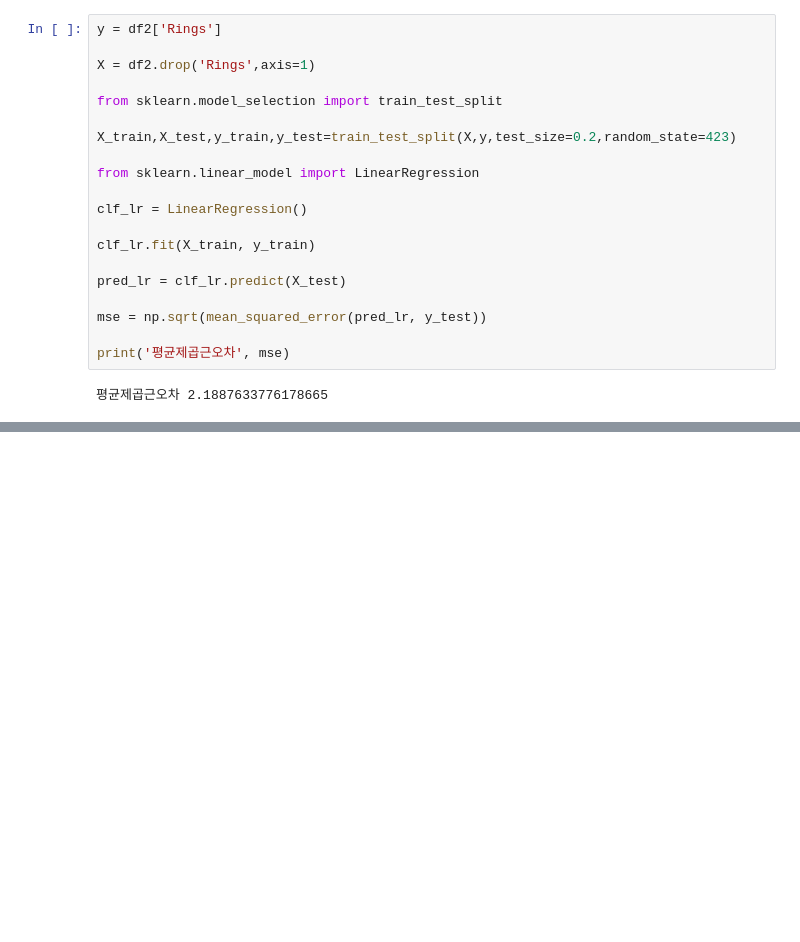
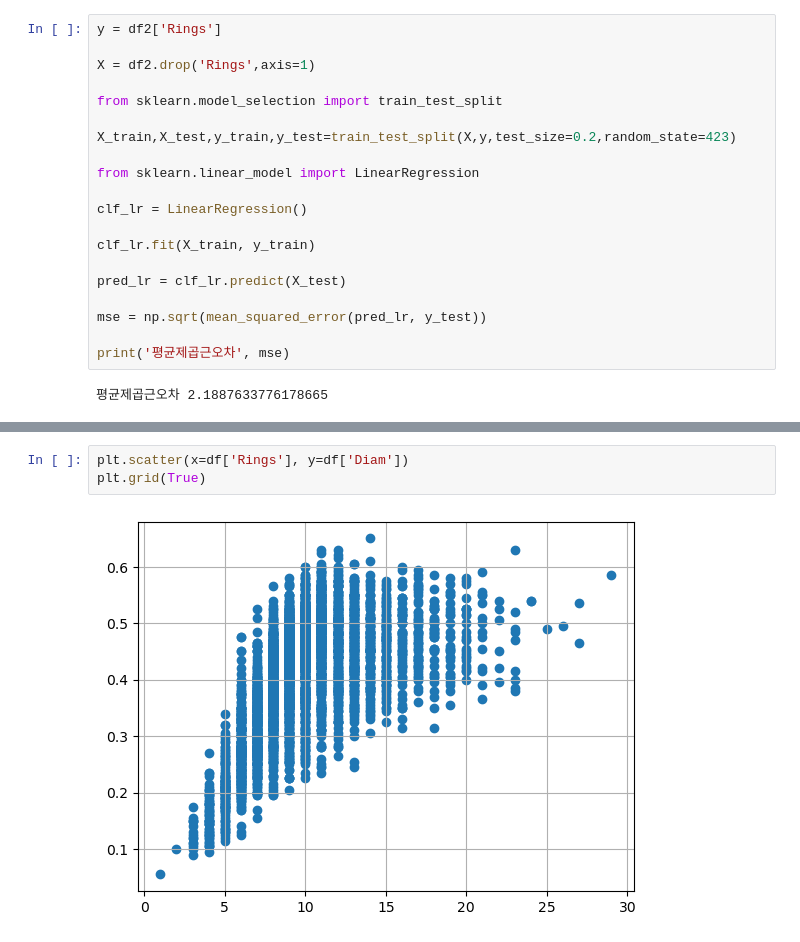
Before and after one commit to dglee6257/Dataprocessing, a Jupyter notebook: 2023_11_16.ipynb, the cells around one changed output, grey strips where cells are left out. Saved outputs shown, nothing was run; the diff lists cells and outputs as text; blank space fills up the shorter version.

```diff
--- a/2023_11_16.ipynb
+++ b/2023_11_16.ipynb
@@ -187,0 +211,5 @@ print('평균제곱근오차', mse)
+# %%
+plt.scatter(x=df['Rings'], y=df['Diam'])
+plt.grid(True)
+# %% [output]
+[figure, added]
```
Also changed, not shown: parts of 18 cells of this notebook.
